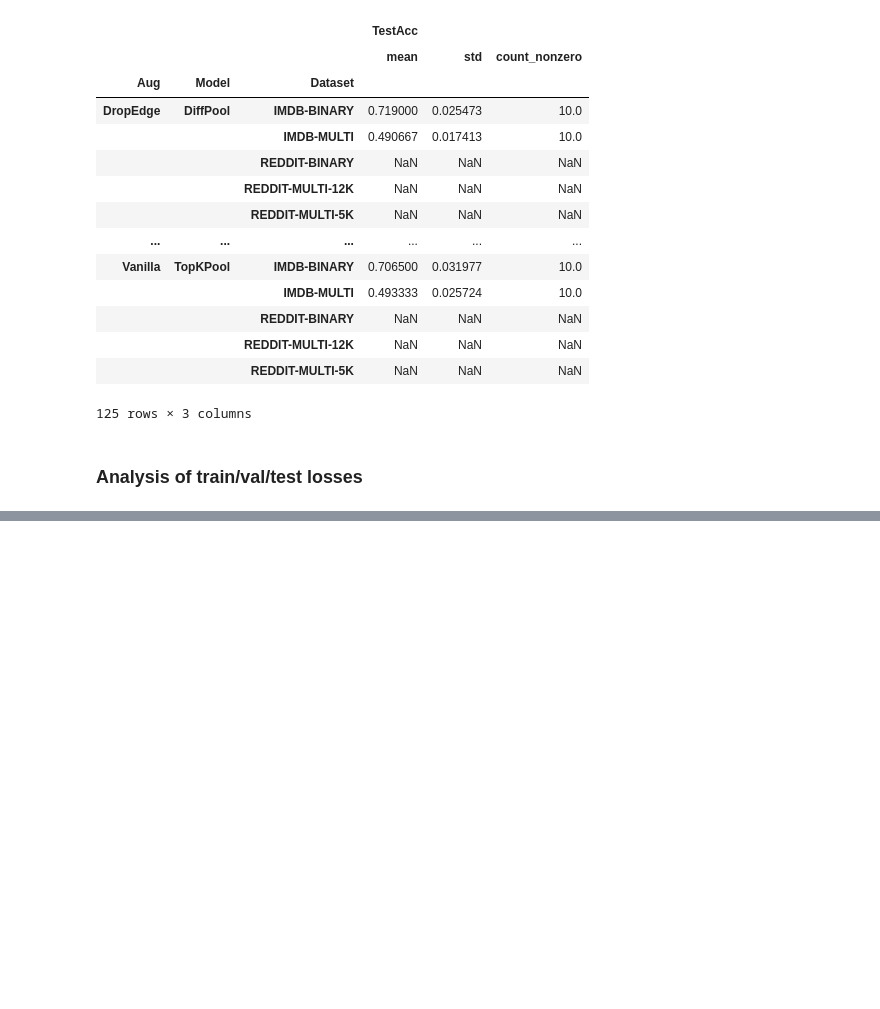
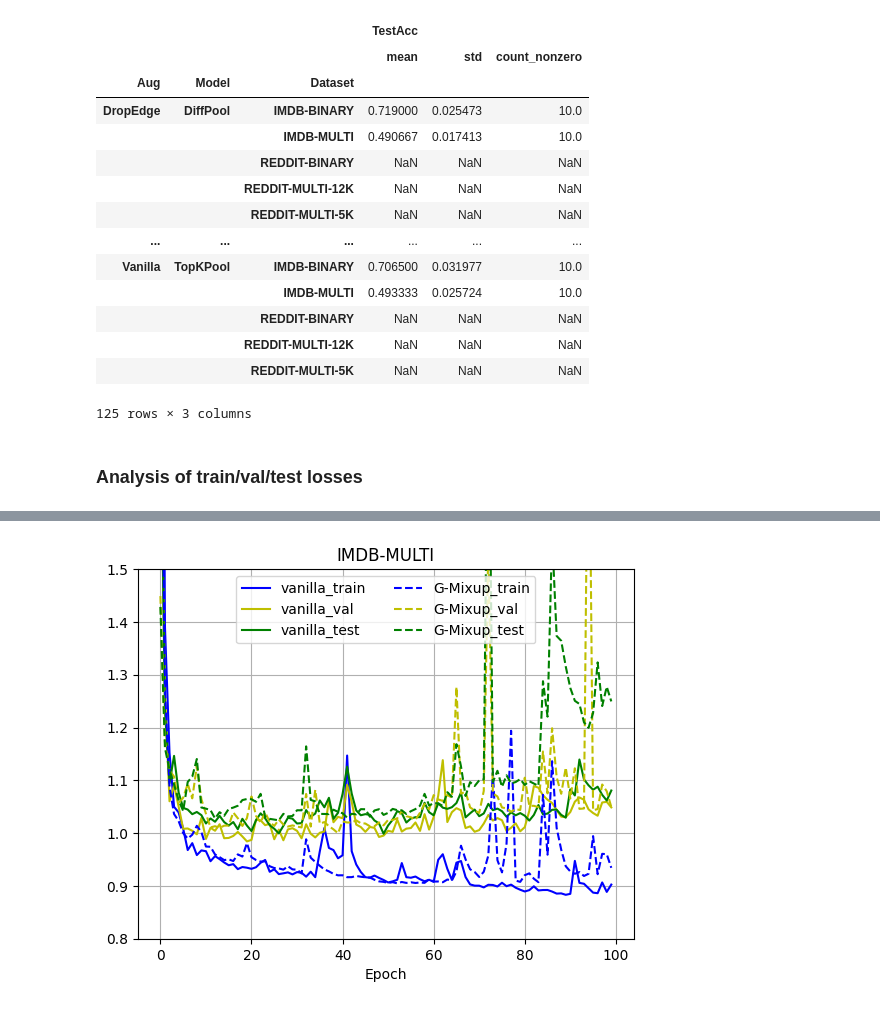
Before and after one commit to eomeragic1/g-mixup-reproducibility, a Jupyter notebook: src/experiment_3_analysis.ipynb, the cells around one changed output, grey strips where cells are left out. Cells and saved outputs as stored; diff of their text form; code cells hidden in the pictures; blank space fills up the shorter version.

```diff
--- a/src/experiment_3_analysis.ipynb
+++ b/src/experiment_3_analysis.ipynb
@@ -52,0 +105,16 @@ grouped
+# %%
+fig, ax = plt.subplots()
+ax.plot(range(100), grouped_mean.loc['IMDB-MULTI_Vanilla_train',5:104], 'b-', label='vanilla_train')
+ax.plot(range(100), grouped_mean.loc['IMDB-MULTI_Vanilla_val', 5:104], 'y-', label='vanilla_val')
+ax.plot(range(100), grouped_mean.loc['IMDB-MULTI_Vanilla_test', 5:104], 'g-', label='vanilla_test')
+ax.plot(range(100), grouped_mean.loc['IMDB-MULTI_G-Mixup_train', 5:104], 'b--', label='G-Mixup_train')
+ax.plot(range(100), grouped_mean.loc['IMDB-MULTI_G-Mixup_val', 5:104], 'y--', label='G-Mixup_val')
+ax.plot(range(100), grouped_mean.loc['IMDB-MULTI_G-Mixup_test', 5:104], 'g--', label='G-Mixup_test')
+ax.legend(ncol=2)
+ax.set_ylim(0.8, 1.5)
+ax.grid(0.5)
+ax.set_xlabel('Epoch')
+ax.set_title('IMDB-MULTI')
+plt.savefig('../fig/IMDB-M_losses.png', facecolor='white', bbox_inches='tight')
+# %% [output]
+[figure, added]
```
Also changed, not shown: parts of 9 cells of this notebook, 2 other files.
